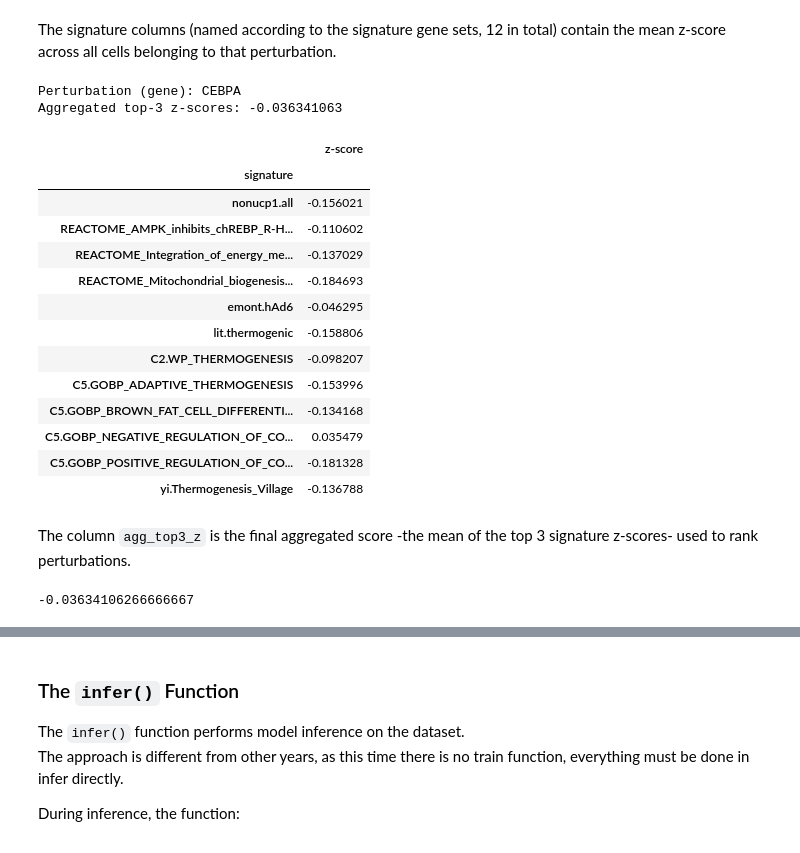
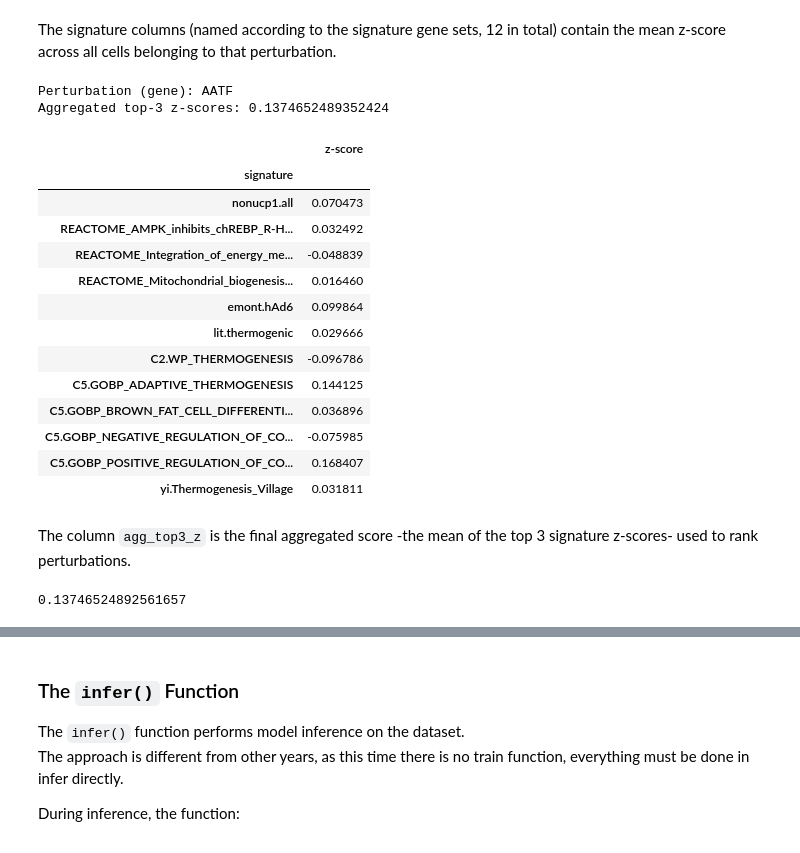
Before and after one commit to crunchdao/competitions, a Jupyter notebook: competitions/broad-obesity-3/quickstarters/random/random.ipynb, the cells around one changed output, grey strips where cells are left out. Drawn from its saved outputs; the diff is of its cells as text; code cells hidden in the pictures.

```diff
--- a/competitions/broad-obesity-3/quickstarters/random/random.ipynb
+++ b/competitions/broad-obesity-3/quickstarters/random/random.ipynb
@@ -223,0 +250,3 @@ tf15_perturbation_scores
+# %%
+tf150_perturbation_scores = _load_thermogenic_perturbation_scores("TF150")
+tf150_perturbation_scores
@@ -224,35 +267,35 @@ tf15_perturbation_scores
 # %% [markdown]
 The signature columns (named according to the signature gene sets, 12 in total) contain the mean z-score across all cells belonging to that perturbation.
 # %%
-first_row = tf15_perturbation_scores.iloc[0]
+first_row = tf150_perturbation_scores.iloc[0]
 
 print("Perturbation (gene):", first_row["gene"])
 print("Aggregated top-3 z-scores:", first_row["agg_top3_z"])
 
 pd.DataFrame([
     {
         "signature": signature,
         "z-score": first_row[signature],
     }
     for signature in signature_names
 ]).set_index("signature")
 # %% [output]
-Perturbation (gene): CEBPA
-Aggregated top-3 z-scores: -0.036341063
+Perturbation (gene): AATF
+Aggregated top-3 z-scores: 0.1374652489352424
 |  | z-score |
 | signature |  |
-| nonucp1.all | -0.156021 |
-| REACTOME_AMPK_inhibits_chREBP_R-H... | -0.110602 |
-| REACTOME_Integration_of_energy_me... | -0.137029 |
-| REACTOME_Mitochondrial_biogenesis... | -0.184693 |
-| emont.hAd6 | -0.046295 |
-| lit.thermogenic | -0.158806 |
-| C2.WP_THERMOGENESIS | -0.098207 |
-| C5.GOBP_ADAPTIVE_THERMOGENESIS | -0.153996 |
-| C5.GOBP_BROWN_FAT_CELL_DIFFERENTI... | -0.134168 |
-| C5.GOBP_NEGATIVE_REGULATION_OF_CO... | 0.035479 |
-| C5.GOBP_POSITIVE_REGULATION_OF_CO... | -0.181328 |
-| yi.Thermogenesis_Village | -0.136788 |
+| nonucp1.all | 0.070473 |
+| REACTOME_AMPK_inhibits_chREBP_R-H... | 0.032492 |
+| REACTOME_Integration_of_energy_me... | -0.048839 |
+| REACTOME_Mitochondrial_biogenesis... | 0.016460 |
+| emont.hAd6 | 0.099864 |
+| lit.thermogenic | 0.029666 |
+| C2.WP_THERMOGENESIS | -0.096786 |
+| C5.GOBP_ADAPTIVE_THERMOGENESIS | 0.144125 |
+| C5.GOBP_BROWN_FAT_CELL_DIFFERENTI... | 0.036896 |
+| C5.GOBP_NEGATIVE_REGULATION_OF_CO... | -0.075985 |
+| C5.GOBP_POSITIVE_REGULATION_OF_CO... | 0.168407 |
+| yi.Thermogenesis_Village | 0.031811 |
 # %% [markdown]
 The column `agg_top3_z` is the final aggregated score -the mean of the top 3 signature z-scores- used to rank perturbations.
 # %%
@@ -272,4 +315,4 @@ float(
     .mean()
 )
 # %% [output]
--0.03634106266666667
+0.13746524892561657
```
Also changed, not shown: parts of 20 cells of this notebook.
